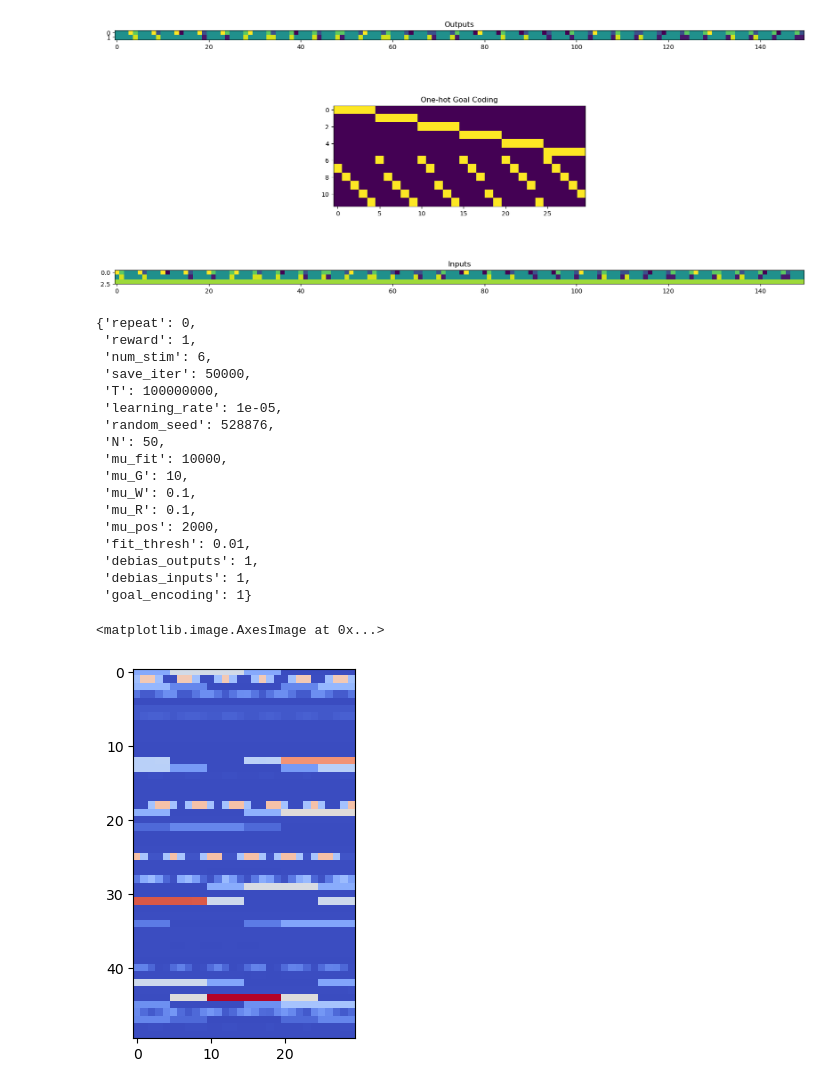
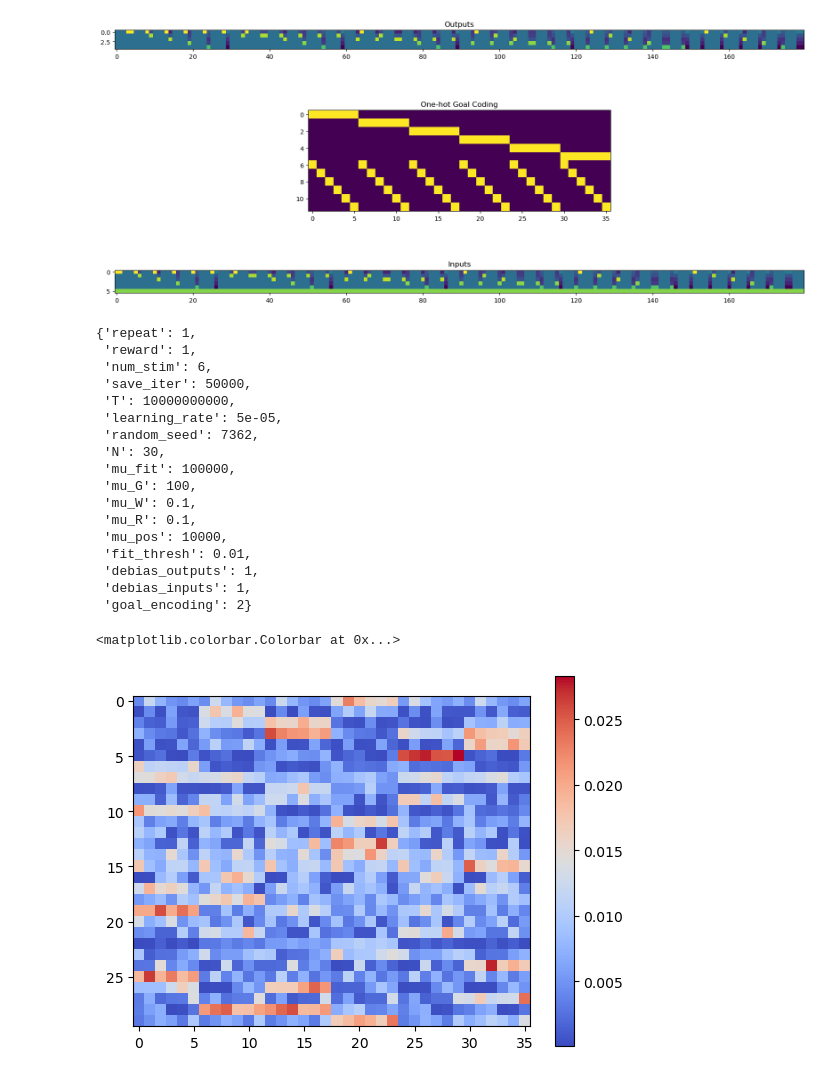
Before and after one commit to kylehkhsu/modular, a Jupyter notebook: 2024_May_13_Xie_Explorer.ipynb, the cells around one changed output. Saved outputs shown, nothing was run; the diff lists cells and outputs as text; code cells hidden in the pictures.

```diff
--- a/2024_May_13_Xie_Explorer.ipynb
+++ b/2024_May_13_Xie_Explorer.ipynb
@@ -6,13 +6,3 @@ import matplotlib.pyplot as plt
 import os
 from glob import glob
 import math
-# %%
-date = '20240512'
-#time = '12:12:40_594189'
-time = '12:12:57_528876'
-path = f'./data/{date}/{time}/'
-file = glob(path + 'params_95000000*')
-params = np.load(file[0], allow_pickle=True)[()]
-config = np.load(path + 'config_dict.npy', allow_pickle=True)[()]
-
-print(file[0][-12:-4])
@@ -20,0 +9,27 @@ print(file[0][-12:-4])
+# %%
+date = '20240516'
+files = os.listdir(f'./data/{date}')
+
+save_files = []
+config_files = []
+counter = 0
+for file in files:
+    path = f'./data/{date}/{file}/'
+    files_to_maybe_load = glob(path + 'params_*_*.npy')
+    min_loss = np.inf
+    for file in files_to_maybe_load:
+        position_ = file.rfind('_')
+        position_stop = file.rfind('.')
+        loss = float(file[position_+1:position_stop])
+        if loss < min_loss:
+            file_to_load = file
+            min_loss = loss
+
+    config = np.load(path + 'config_dict.npy', allow_pickle=True)[()]
+    if config['num_stim'] == 6:
+        print(f'{counter}: {file_to_load}')
+        print(config['mu_W'], config['repeat'])
+        counter += 1
+
+        save_files.append(file_to_load)
+        config_files.append(path + 'config_dict.npy')
@@ -20,0 +57,5 @@ print(file[0][-12:-4])
+# %%
+num = 1
+
+params = np.load(save_files[num], allow_pickle=True)[()]
+config = np.load(config_files[num], allow_pickle=True)[()]
@@ -220,27 +271,27 @@ if generators.shape[0] != num_stim:
 
 inputs, outputs, regression_targets, D, task_len = generate_sequences(generators, seq_len, repeat, debias_outputs, debias_inputs)
 # %% [output]
-[figure, old version]
+[figure, new version]
 # %%
 config
 # %% [output]
-{'repeat': 0,
+{'repeat': 1,
  'reward': 1,
  'num_stim': 6,
  'save_iter': 50000,
- 'T': 100000000,
- 'learning_rate': 1e-05,
- 'random_seed': 528876,
- 'N': 50,
- 'mu_fit': 10000,
- 'mu_G': 10,
+ 'T': 10000000000,
+ 'learning_rate': 5e-05,
+ 'random_seed': 7362,
+ 'N': 30,
+ 'mu_fit': 100000,
+ 'mu_G': 100,
  'mu_W': 0.1,
  'mu_R': 0.1,
- 'mu_pos': 2000,
+ 'mu_pos': 10000,
  'fit_thresh': 0.01,
  'debias_outputs': 1,
  'debias_inputs': 1,
- 'goal_encoding': 1}
+ 'goal_encoding': 2}
 # %%
 N = config['N']
 
@@ -257,9 +308,10 @@ g = generate_rep(params, inputs)
 # %%
 g_delay = g[:-1,2::task_len]
 plt.imshow(g_delay, cmap = 'coolwarm')
+plt.colorbar()
 # %% [output]
-<matplotlib.image.AxesImage at 0x...>
+<matplotlib.colorbar.Colorbar at 0x...>
-[figure, old version]
+[figure, new version]
 # %%
 def difference_analysis(g_analysis, reg_tar, seq_len, num_stim, num_eigs = 2, fig = True):
     N = g_analysis.shape[0]
```
Also changed, not shown: parts of 5 cells of this notebook, 6 other files.
